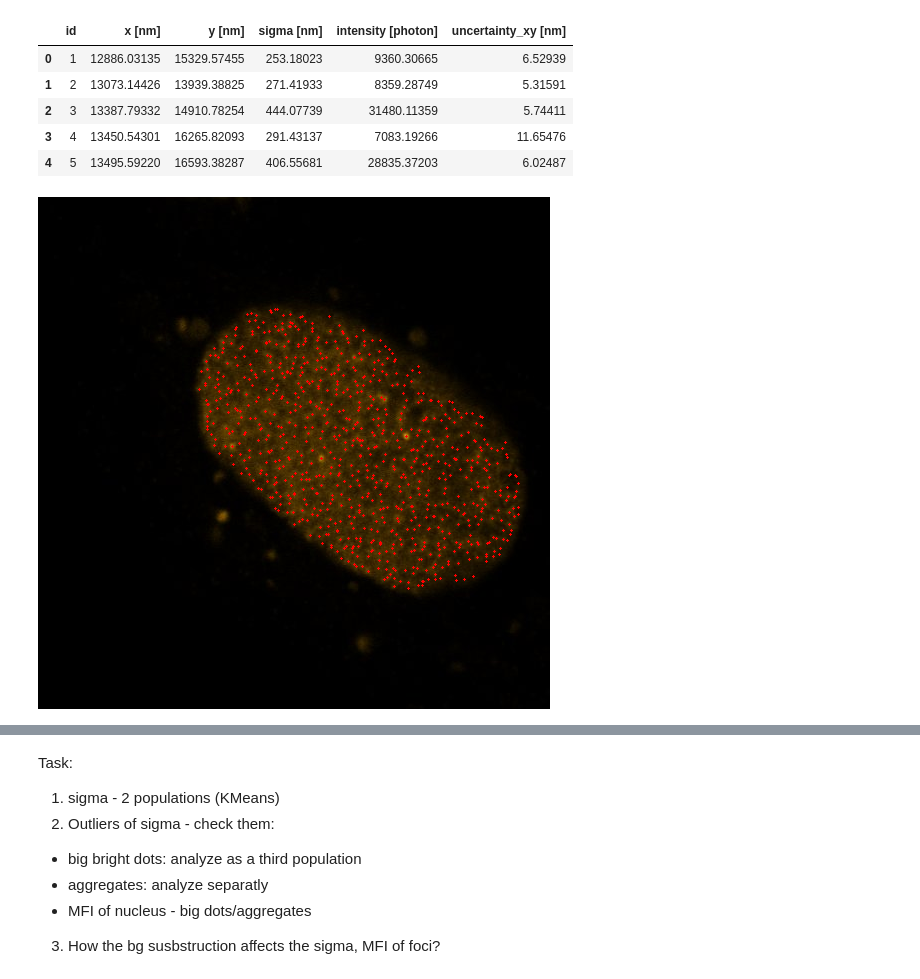
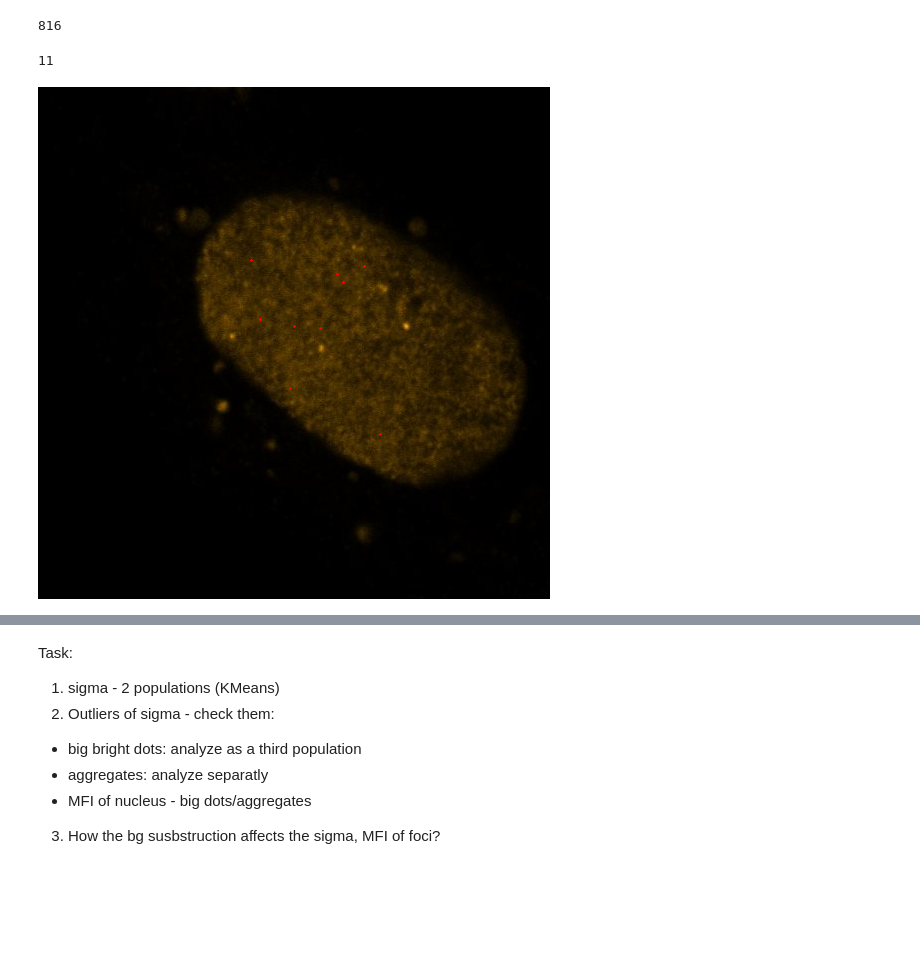
Before and after one commit to Lopatushka/LLPS, a Jupyter notebook: Kmean.ipynb, the cells around one changed output, grey strips where cells are left out. Cells and saved outputs as stored; diff of their text form; code cells hidden in the pictures; blank space fills up the shorter version.

```diff
--- a/Kmean.ipynb
+++ b/Kmean.ipynb
@@ -11,49 +11,6 @@ from PIL import Image, ImageDraw
 path = "./examples/series_01.csv"
 df = pd.read_csv(path)
 df.shape[0]
-df.head()
+#df.head()
 # %% [output]
-|  | id | x [nm] | y [nm] | sigma [nm] | intensity [photon] | uncertainty_xy [nm] |
-| 0 | 1 | 12886.03135 | 15329.57455 | 253.18023 | 9360.30665 | 6.52939 |
-| 1 | 2 | 13073.14426 | 13939.38825 | 271.41933 | 8359.28749 | 5.31591 |
-| 2 | 3 | 13387.79332 | 14910.78254 | 444.07739 | 31480.11359 | 5.74411 |
-| 3 | 4 | 13450.54301 | 16265.82093 | 291.43137 | 7083.19266 | 11.65476 |
-| 4 | 5 | 13495.59220 | 16593.38287 | 406.55681 | 28835.37203 | 6.02487 |
+816
-# %%
-# --- load current image you want to draw on ---
-path_img = "./examples/series_01.jpg"
-image = Image.open(path_img).convert("RGB")
-draw = ImageDraw.Draw(image)
-
-jpg_w, jpg_h = image.size
-
-# --- original image size used for ThunderSTORM ---
-orig_w, orig_h = 2560, 2560
-
-# --- original pixel size (nm/px) from acquisition ---
-pixel_size_original_nm = 16.0  # 0.016 µm = 16 nm
-
-# scale factors (original px -> jpeg px)
-sx = jpg_w / orig_w
-sy = jpg_h / orig_h
-
-r = 1  # dot radius in pixels
-
-for _, row in df.iterrows():
-    x_nm = row["x [nm]"]
-    y_nm = row["y [nm]"]
-
-    # nm -> original pixels
-    x_orig_px = x_nm / pixel_size_original_nm
-    y_orig_px = y_nm / pixel_size_original_nm
-
-    # original pixels -> jpeg pixels
-    x_px = int(round(x_orig_px * sx))
-    y_px = int(round(y_orig_px * sy))
-
-    if 0 <= x_px < jpg_w and 0 <= y_px < jpg_h:
-        draw.ellipse((x_px - r, y_px - r, x_px + r, y_px + r), fill="red")
-
-image.show()
-# %% [output]
-[figure, removed]
@@ -60,3 +76,22 @@ image.show()
+# %%
+# Filter out localizations with large sigma
+df_fileterd = df[(df["sigma [nm]"] < 200) & (df["intensity [photon]"] > 10000)]
+print(df_fileterd.shape[0])
+
+# Plotting
+result = draw_localizations(
+    df_fileterd,
+    "./examples/series_01.jpg",
+    orig_size=(2560, 2560),
+    pixel_size_original_nm=16,
+    radius=1,
+    color="red"
+)
+
+result.show()
+# %% [output]
+11
+[figure, added]
 # %%
 plt.figure(figsize=(4, 3), dpi=200)
 
```
Also changed, not shown: parts of 4 cells of this notebook.
